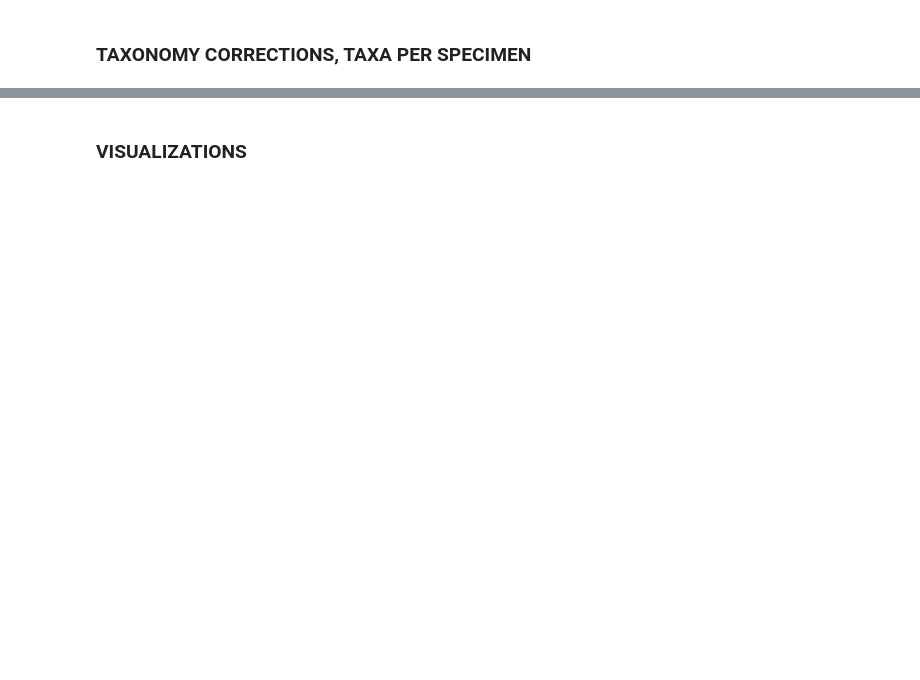
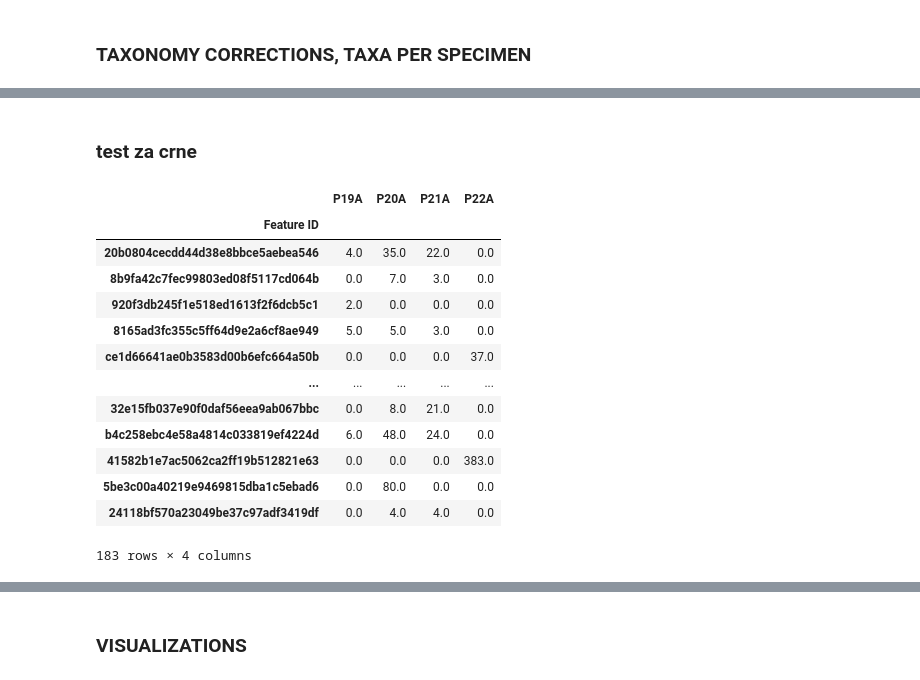
Before and after one commit to nezapajek/proteus-skin-microbiome, a Jupyter notebook: bacteria/02_taxonomic-analysis.ipynb, the cells around one changed output, grey strips where cells are left out. Drawn from its saved outputs; the diff is of its cells as text; code cells hidden in the pictures; blank space fills up the shorter version.

```diff
--- a/bacteria/02_taxonomic-analysis.ipynb
+++ b/bacteria/02_taxonomic-analysis.ipynb
@@ -266,0 +267,28 @@ taxa_per_species
+# %% [markdown]
+### test za crne
+# %%
+# view denoisetable as dataframe
+denoisetable_df = denoisetable_ba.filtered_table.view(view_type=pd.DataFrame)
+# drop white specimen & transpose
+denoisetable_b_unfiltered = denoisetable_df.tail(4).T
+# set index name
+denoisetable_b_unfiltered.index.name = 'Feature ID'
+# drop rows with all zeros
+denoisetable_b= denoisetable_b_unfiltered.loc[(denoisetable_b_unfiltered != 0).any(axis=1)]
+# show
+denoisetable_b
+# %% [output]
+|  | P19A | P20A | P21A | P22A |
+| Feature ID |  |  |  |  |
+| 20b0804cecdd44d38e8bbce5aebea546 | 4.0 | 35.0 | 22.0 | 0.0 |
+| 8b9fa42c7fec99803ed08f5117cd064b | 0.0 | 7.0 | 3.0 | 0.0 |
+| 920f3db245f1e518ed1613f2f6dcb5c1 | 2.0 | 0.0 | 0.0 | 0.0 |
+| 8165ad3fc355c5ff64d9e2a6cf8ae949 | 5.0 | 5.0 | 3.0 | 0.0 |
+| ce1d66641ae0b3583d00b6efc664a50b | 0.0 | 0.0 | 0.0 | 37.0 |
+| ... | ... | ... | ... | ... |
+| 32e15fb037e90f0daf56eea9ab067bbc | 0.0 | 8.0 | 21.0 | 0.0 |
+| b4c258ebc4e58a4814c033819ef4224d | 6.0 | 48.0 | 24.0 | 0.0 |
+| 41582b1e7ac5062ca2ff19b512821e63 | 0.0 | 0.0 | 0.0 | 383.0 |
+| 5be3c00a40219e9469815dba1c5ebad6 | 0.0 | 80.0 | 0.0 | 0.0 |
+| 24118bf570a23049be37c97adf3419df | 0.0 | 4.0 | 4.0 | 0.0 |
+183 rows × 4 columns
```
Also changed, not shown: parts of 17 cells of this notebook, 20 other files.
